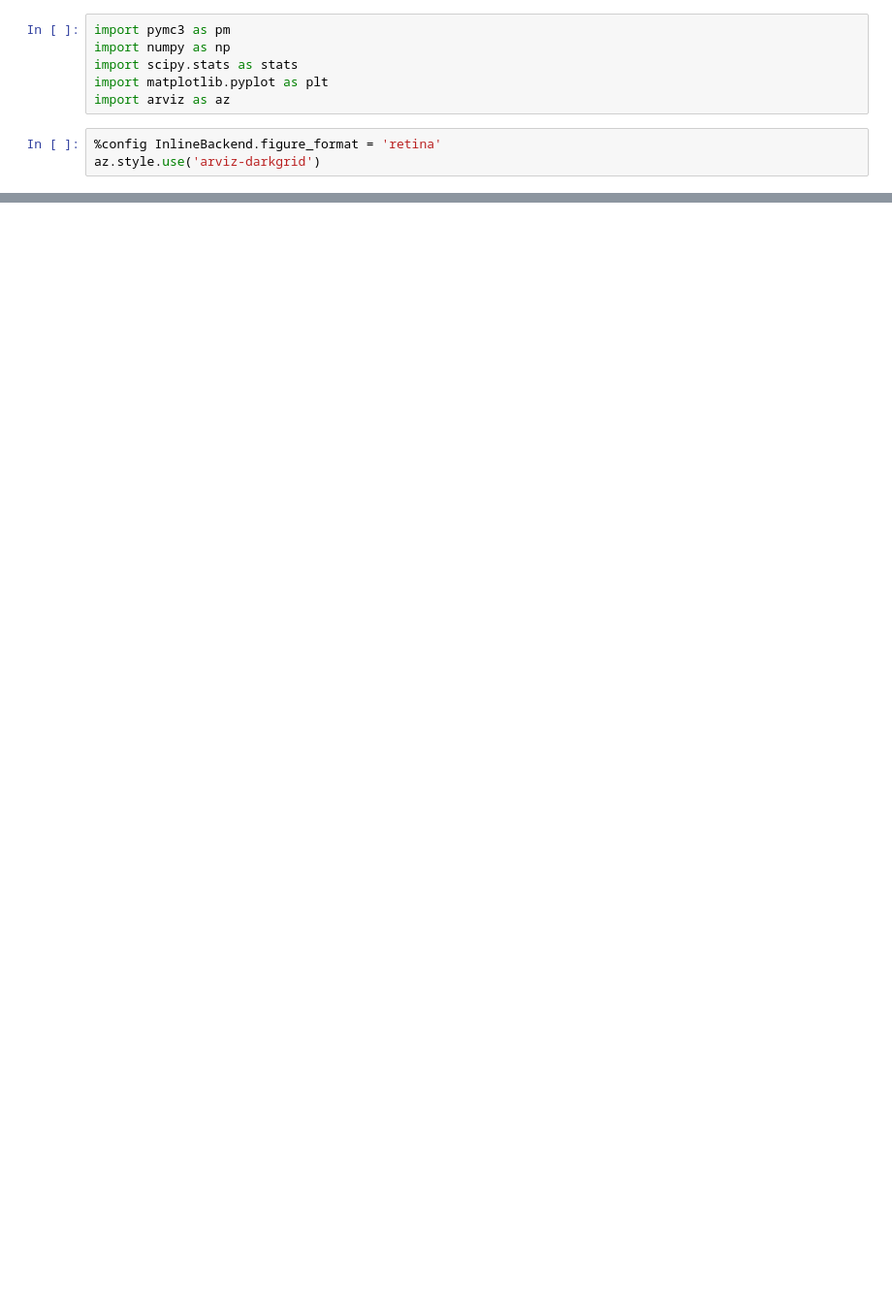
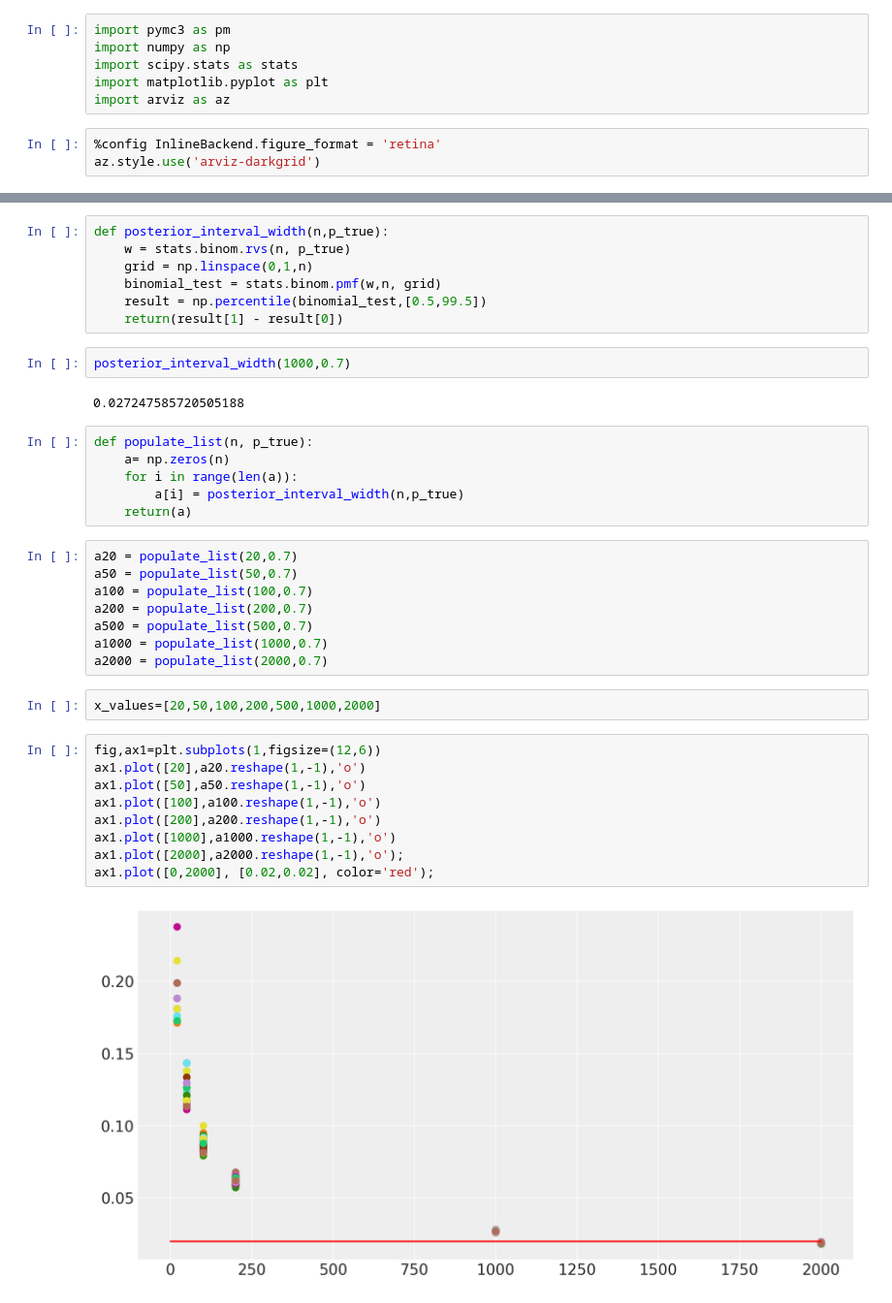
Before and after one commit to Voda88/Statistical-Rethinking, a Jupyter notebook: Chapter 3.ipynb, the cells around one changed output, grey strips where cells are left out. Shown at 97% size. Saved outputs shown, nothing was run; the diff lists cells and outputs as text; blank space fills up the shorter version.

```diff
--- a/Chapter 3.ipynb
+++ b/Chapter 3.ipynb
@@ -21,0 +96,38 @@ $$ Pr(mortal) = 1 - Pr(vampire) $$
+# %%
+def posterior_interval_width(n,p_true):
+    w = stats.binom.rvs(n, p_true)
+    grid = np.linspace(0,1,n)
+    binomial_test = stats.binom.pmf(w,n, grid)
+    result = np.percentile(binomial_test,[0.5,99.5])
+    return(result[1] - result[0])
+# %%
+posterior_interval_width(1000,0.7)
+# %% [output]
+0.027247585720505188
+# %%
+def populate_list(n, p_true):
+    a= np.zeros(n)
+    for i in range(len(a)):
+        a[i] = posterior_interval_width(n,p_true)
+    return(a)
+# %%
+a20 = populate_list(20,0.7)
+a50 = populate_list(50,0.7)
+a100 = populate_list(100,0.7)
+a200 = populate_list(200,0.7)
+a500 = populate_list(500,0.7)
+a1000 = populate_list(1000,0.7)
+a2000 = populate_list(2000,0.7)
+# %%
+x_values=[20,50,100,200,500,1000,2000]
+# %%
+fig,ax1=plt.subplots(1,figsize=(12,6))
+ax1.plot([20],a20.reshape(1,-1),'o')
+ax1.plot([50],a50.reshape(1,-1),'o')
+ax1.plot([100],a100.reshape(1,-1),'o')
+ax1.plot([200],a200.reshape(1,-1),'o')
+ax1.plot([1000],a1000.reshape(1,-1),'o')
+ax1.plot([2000],a2000.reshape(1,-1),'o');
+ax1.plot([0,2000], [0.02,0.02], color='red');
+# %% [output]
+[figure, added]
```
Also changed, not shown: parts of 24 cells of this notebook.
